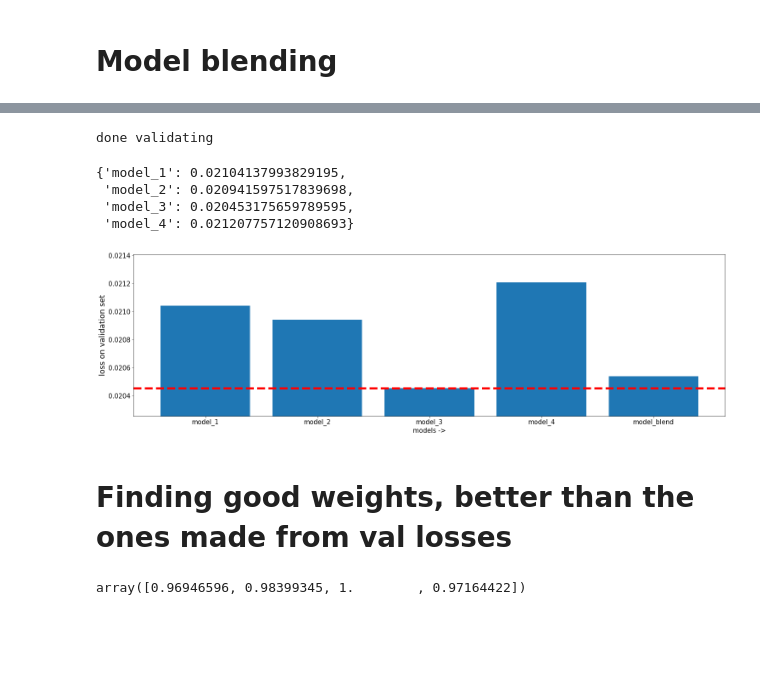
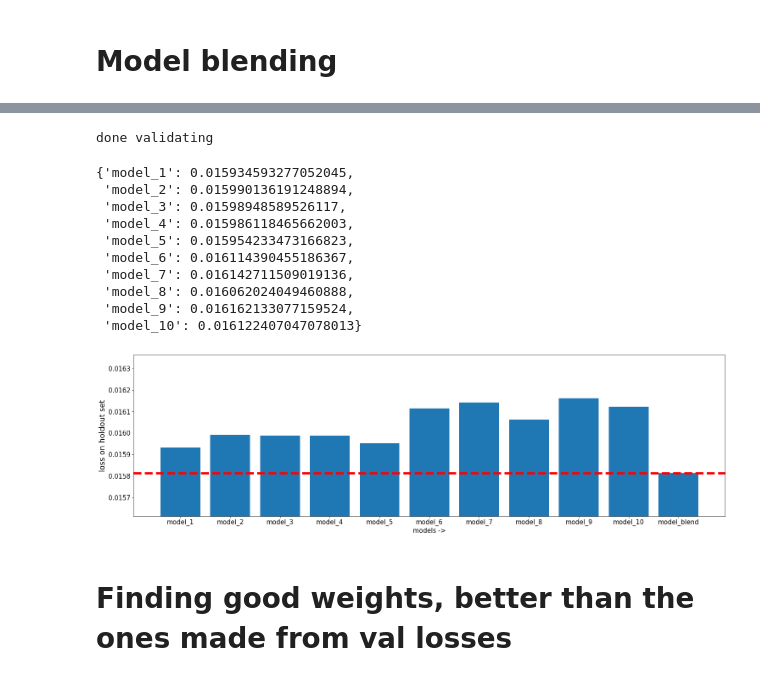
Before and after one commit to Mainakdeb/moa-classification, a Jupyter notebook: model_blending_prototype.ipynb, the cells around one changed output, grey strips where cells are left out. Cells and saved outputs as stored; diff of their text form; code cells hidden in the pictures; blank space fills up the shorter version.

```diff
--- a/model_blending_prototype.ipynb
+++ b/model_blending_prototype.ipynb
@@ -381,7 +387,7 @@ model_filenames = []
 val_losses = []
 model_classes = []
 
-num_epochs = 2 ## changes here
+num_epochs = 45 ## changes here
 
 k = 0
 for train_loader, val_loader in zip(train_loaders,val_loaders):
@@ -401,6 +407,7 @@ for train_loader, val_loader in zip(train_loaders,val_loaders):
 
     val_loss, filename = train_one_fold(model, num_epochs , train_loader,val_loader, optimizer, scheduler, criterion, fold_number = k+1)
 
+    print("hold loss: ", str(validate_fn(model, hold_loader, criterion, device)))
     val_losses.append(val_loss)
     model_filenames.append(filename)
     k+=1
@@ -444,7 +467,7 @@ class Model_2(nn.Module):
 # %% [markdown]
 # Model 2 training
 # %%
-num_epochs = 2 ## changes here
+num_epochs = 60 ## changes here
 
 
 
@@ -465,6 +488,7 @@ for train_loader, val_loader in zip(train_loaders,val_loaders):
     criterion = nn.BCEWithLogitsLoss()
 
     val_loss, filename = train_one_fold(model, num_epochs , train_loader,val_loader, optimizer, scheduler, criterion, fold_number = 100 + k + 1)
+    print("hold loss: ", str(validate_fn(model, hold_loader, criterion, device)))
 
 
     val_losses.append(val_loss)
@@ -532,42 +577,44 @@ all_val_losses = []
 
 with torch.no_grad():
     for i in range(len(all_models)):
-        val_loss = validate_fn(all_models[i], val_loader, criterion, device)
+        val_loss = validate_fn(all_models[i], hold_loader, criterion, device)
         test_val_losses["model_" + str(i+1)] = val_loss
     print("done validating")
 
 test_val_losses
 # %% [output]
 done validating
-{'model_1': 0.02104137993829195,
- 'model_2': 0.020941597517839698,
- 'model_3': 0.020453175659789595,
- 'model_4': 0.021207757120908693}
+{'model_1': 0.015934593277052045,
+ 'model_2': 0.015990136191248894,
+ 'model_3': 0.01598948589526117,
+ 'model_4': 0.015986118465662003,
+ 'model_5': 0.015954233473166823,
+ 'model_6': 0.016114390455186367,
+ 'model_7': 0.016142711509019136,
+ 'model_8': 0.016062024049460888,
+ 'model_9': 0.016162133077159524,
+ 'model_10': 0.016122407047078013}
 # %%
-val_loss = validate_fn(bb, val_loader, criterion, device)
-test_val_losses["model_blend"] = val_loss
+hold_loss = validate_fn(bb, hold_loader, criterion, device)
+test_val_losses["model_blend"] = hold_loss
 # %%
 plt.rcParams.update({'font.size': 15})
 
 names = test_val_losses.keys()
 vals = test_val_losses.values()
 
 plt.bar(names, vals)
 plt.ylim(min(vals)- .0002, max(vals) + 0.0002)
-plt.ylabel("loss on validation set", fontsize = 18)
+plt.ylabel("loss on holdout set", fontsize = 18)
 plt.xlabel("models ->", fontsize = 15)
 plt.axhline(y = min(vals), linestyle = "--", c = "r", linewidth = 5)
 plt.show()
 # %% [output]
-[figure, old version]
+[figure, new version]
 # %% [markdown]
 # Finding good weights, better than the ones made from val losses
 # %%
 import optuna
-# %%
-weights
-# %% [output]
-array([0.96946596, 0.98399345, 1.        , 0.97164422])
 # %%
 def validate_trial( val_loader, criterion, device, params):
     bb = blend(
```
Also changed, not shown: parts of 14 cells of this notebook.
